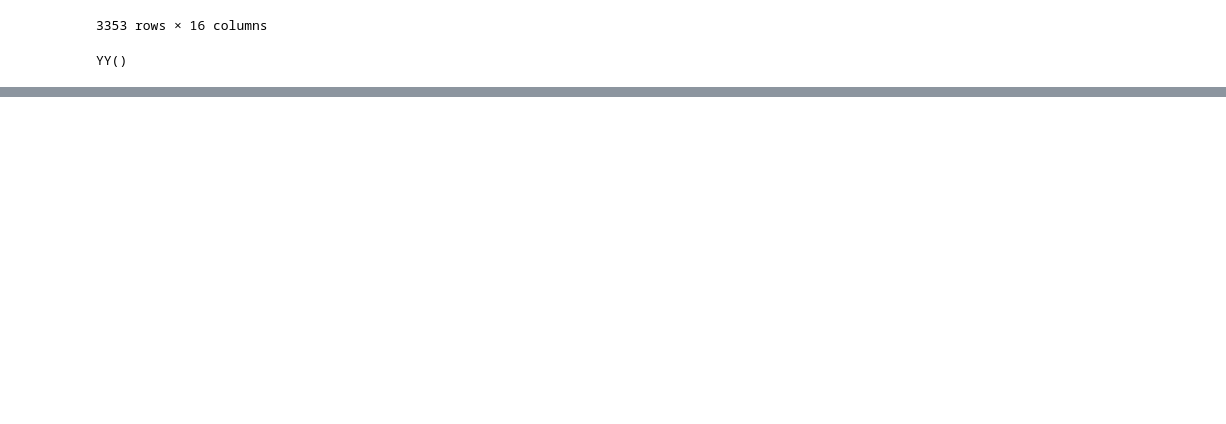
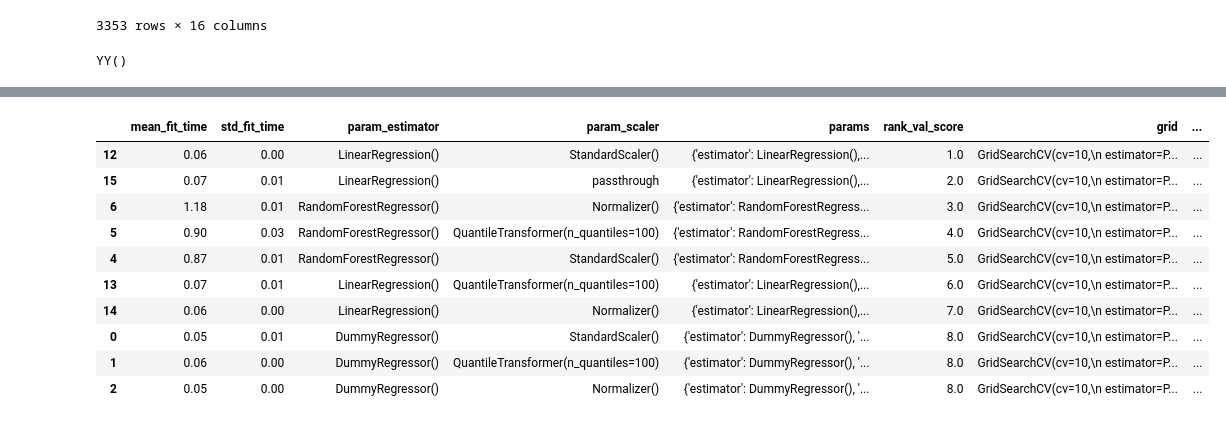
Before and after one commit to AlexandreGazagnes/gargaml, a Jupyter notebook: examples/seattle_modelisation.ipynb, the cells around one changed output, grey strips where cells are left out. Cells and saved outputs as stored; diff of their text form; code cells hidden in the pictures; blank space fills up the shorter version.

```diff
--- a/examples/seattle_modelisation.ipynb
+++ b/examples/seattle_modelisation.ipynb
@@ -746,15 +742,0 @@ ZeroDivisionError: division by zero
-# %%
-
-grid.fit(
-    data.X.train.select_dtypes(include=np.number),
-    np.log1p(
-        data.y.train,
-    ),
-)
-results.append(
-    grid,
-    token=token,
-    y_log=1,
-    get_dummies=0,
-    verbose=1,
-).head(5)
@@ -787,0 +743,74 @@ results.append(
+# %%
+token = secrets.token_hex(4)
+display(token)
+
+
+##############
+
+
+pipe = Pipeline(
+    [
+        ("imputer", KNNImputer()),
+        ("scaler", StandardScaler()),
+        ("estimator", RandomForestClassifier()),
+    ]
+)
+
+
+##############
+
+
+param_grid = {
+    "scaler": [
+        StandardScaler(),
+        QuantileTransformer(n_quantiles=100),
+        Normalizer(),
+        "passthrough",
+    ],
+    "estimator": [
+        DummyRegressor(),
+        RandomForestRegressor(),
+        XGBRegressor(),
+        LinearRegression(),
+    ],
+}
+
+
+##############
+
+
+log_list = [
+    (0, data.y.train),
+    (1, np.log1p(data.y.train)),
+]
+dummies = [
+    (0, data.X.train.select_dtypes(include=np.number)),
+    (1, pd.get_dummies(data.X.train)),
+]
+
+
+for log, _y in log_list:
+    for dummy, _X in dummies:
+
+        logging.warning(log)
+        logging.warning(dummy)
+
+        grid = GridSearchCV(
+            pipe,
+            param_grid=param_grid,
+            cv=10,
+            n_jobs=1,
+            verbose=1,
+            return_train_score=True,
+        )
+
+        grid.fit(_X, _y)
+
+        results.update(
+            grid,
+            token=token,
+            y_log=log,
+            get_dummies=dummy,
+            verbose=1,
+        ).head(5)
+# %% [output]
@@ -787,0 +827,11 @@ results.append(
+|  | mean_fit_time | std_fit_time | param_estimator | param_scaler | params | rank_val_score | grid | ... |
+| 12 | 0.06 | 0.00 | LinearRegression() | StandardScaler() | {'estimator': LinearRegression(),... | 1.0 | GridSearchCV(cv=10,\n estimator=P... | ... |
+| 15 | 0.07 | 0.01 | LinearRegression() | passthrough | {'estimator': LinearRegression(),... | 2.0 | GridSearchCV(cv=10,\n estimator=P... | ... |
+| 6 | 1.18 | 0.01 | RandomForestRegressor() | Normalizer() | {'estimator': RandomForestRegress... | 3.0 | GridSearchCV(cv=10,\n estimator=P... | ... |
+| 5 | 0.90 | 0.03 | RandomForestRegressor() | QuantileTransformer(n_quantiles=100) | {'estimator': RandomForestRegress... | 4.0 | GridSearchCV(cv=10,\n estimator=P... | ... |
+| 4 | 0.87 | 0.01 | RandomForestRegressor() | StandardScaler() | {'estimator': RandomForestRegress... | 5.0 | GridSearchCV(cv=10,\n estimator=P... | ... |
+| 13 | 0.07 | 0.01 | LinearRegression() | QuantileTransformer(n_quantiles=100) | {'estimator': LinearRegression(),... | 6.0 | GridSearchCV(cv=10,\n estimator=P... | ... |
+| 14 | 0.06 | 0.00 | LinearRegression() | Normalizer() | {'estimator': LinearRegression(),... | 7.0 | GridSearchCV(cv=10,\n estimator=P... | ... |
+| 0 | 0.05 | 0.01 | DummyRegressor() | StandardScaler() | {'estimator': DummyRegressor(), '... | 8.0 | GridSearchCV(cv=10,\n estimator=P... | ... |
+| 1 | 0.06 | 0.00 | DummyRegressor() | QuantileTransformer(n_quantiles=100) | {'estimator': DummyRegressor(), '... | 8.0 | GridSearchCV(cv=10,\n estimator=P... | ... |
+| 2 | 0.05 | 0.00 | DummyRegressor() | Normalizer() | {'estimator': DummyRegressor(), '... | 8.0 | GridSearchCV(cv=10,\n estimator=P... | ... |
```
Also changed, not shown: parts of 20 cells of this notebook, 1 other file.
